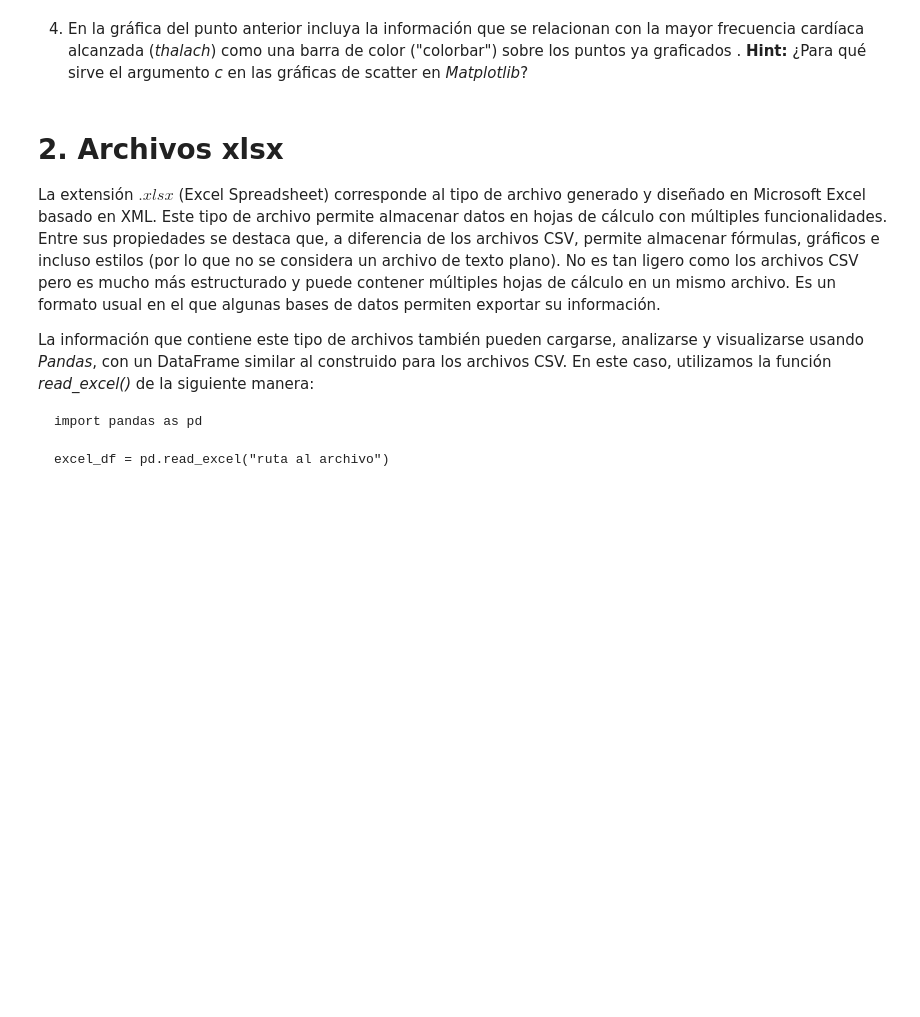
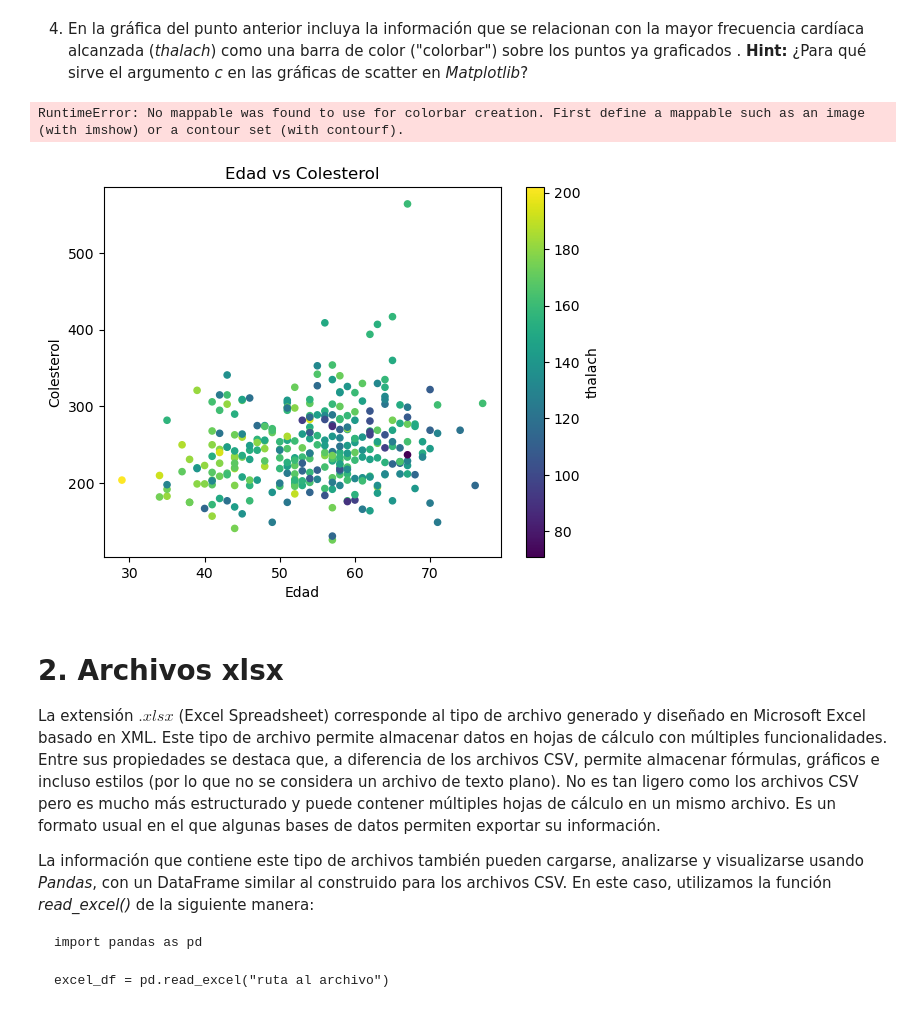
Before and after one commit to ElIngeJuan/IBIO-2440-Laboratorios-ML, a Jupyter notebook: Laboratorio_3_20251/Laboratorio_3_20251.ipynb, the cells around one changed output. Saved outputs shown, nothing was run; the diff lists cells and outputs as text; code cells hidden in the pictures; blank space fills up the shorter version.

```diff
--- a/Laboratorio_3_20251/Laboratorio_3_20251.ipynb
+++ b/Laboratorio_3_20251/Laboratorio_3_20251.ipynb
@@ -109,5 +109,17 @@ plt.show()
 # %% [markdown]
 4. En la gráfica del punto anterior incluya la información que se relacionan con la mayor frecuencia cardíaca alcanzada (*thalach*) como una barra de color ("colorbar") sobre los puntos ya graficados . **Hint:** ¿Para qué sirve el argumento *c* en las gráficas de scatter en *Matplotlib*?
+# %%
+#age y chol
+
+df.plot.scatter(x="age", y="chol", c="thalach",colormap ='viridis')
+plt.title("Edad vs Colesterol")
+plt.xlabel("Edad")
+plt.ylabel("Colesterol")
+
+plt.show()
+# %% [output]
+RuntimeError: No mappable was found to use for colorbar creation. First define a mappable such as an image (with imshow) or a contour set (with contourf).
+[figure, added]
 # %% [markdown]
 # **2. Archivos xlsx**
 
```
Also changed, not shown: parts of 1 cell of this notebook.
